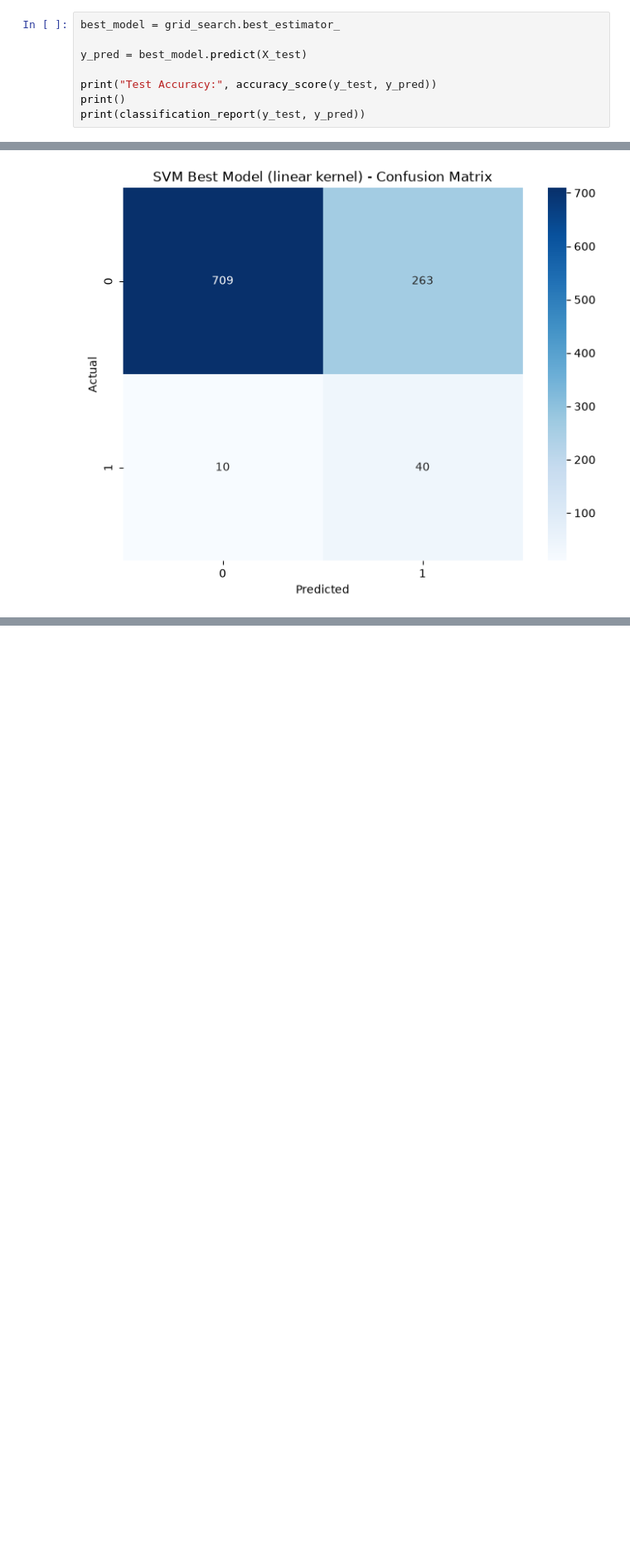
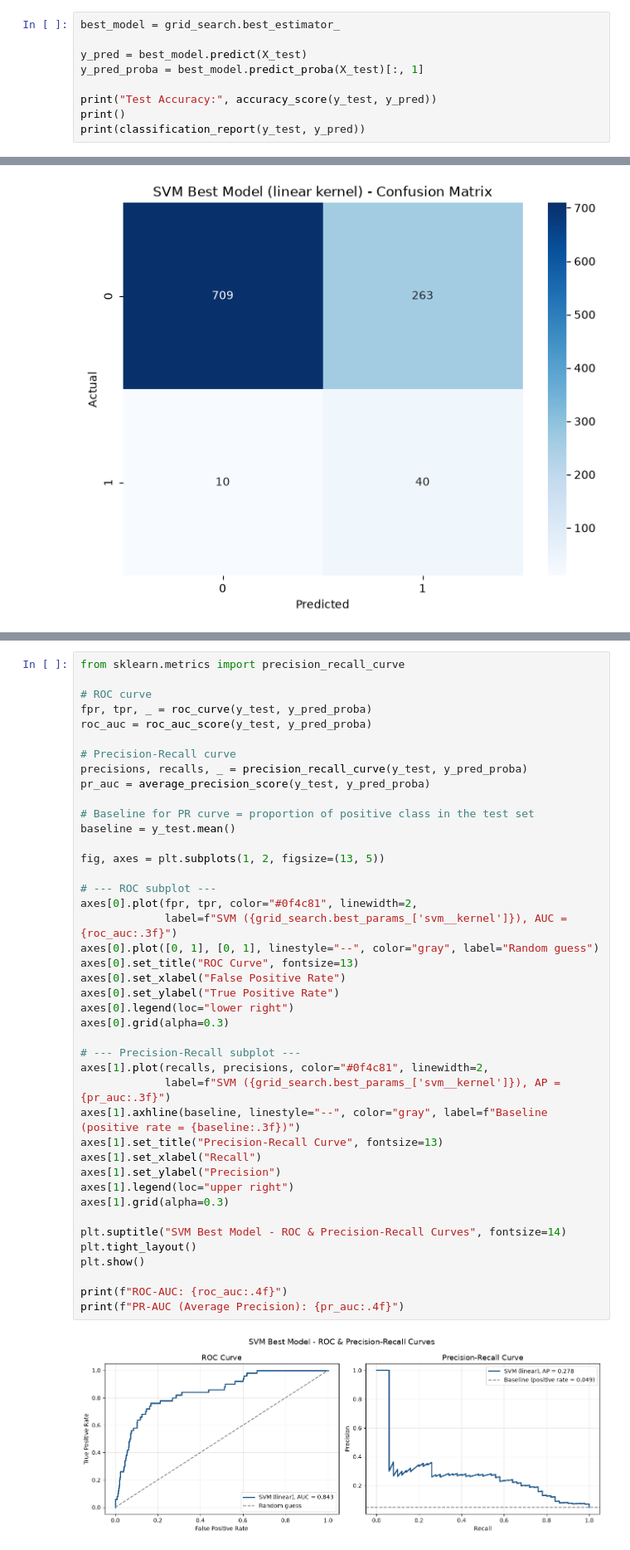
Before and after one commit to bn1ce/stroke_prediction, a Jupyter notebook: SVM.ipynb, the cells around one changed output, grey strips where cells are left out. Shown at 83% size. Drawn from its saved outputs; the diff is of its cells as text; blank space fills up the shorter version.

```diff
--- a/SVM.ipynb
+++ b/SVM.ipynb
@@ -493,6 +516,7 @@ Best CV F1 score: 0.2262905040282175
 best_model = grid_search.best_estimator_
 
 y_pred = best_model.predict(X_test)
+y_pred_proba = best_model.predict_proba(X_test)[:, 1]
 
 print("Test Accuracy:", accuracy_score(y_test, y_pred))
 print()
@@ -521,0 +569,44 @@ plt.show()
+# %%
+from sklearn.metrics import precision_recall_curve
+
+# ROC curve
+fpr, tpr, _ = roc_curve(y_test, y_pred_proba)
+roc_auc = roc_auc_score(y_test, y_pred_proba)
+
+# Precision-Recall curve
+precisions, recalls, _ = precision_recall_curve(y_test, y_pred_proba)
+pr_auc = average_precision_score(y_test, y_pred_proba)
+
+# Baseline for PR curve = proportion of positive class in the test set
+baseline = y_test.mean()
+
+fig, axes = plt.subplots(1, 2, figsize=(13, 5))
+
+# --- ROC subplot ---
+axes[0].plot(fpr, tpr, color="#0f4c81", linewidth=2,
+             label=f"SVM ({grid_search.best_params_['svm__kernel']}), AUC = {roc_auc:.3f}")
+axes[0].plot([0, 1], [0, 1], linestyle="--", color="gray", label="Random guess")
+axes[0].set_title("ROC Curve", fontsize=13)
+axes[0].set_xlabel("False Positive Rate")
+axes[0].set_ylabel("True Positive Rate")
+axes[0].legend(loc="lower right")
+axes[0].grid(alpha=0.3)
+
+# --- Precision-Recall subplot ---
+axes[1].plot(recalls, precisions, color="#0f4c81", linewidth=2,
+             label=f"SVM ({grid_search.best_params_['svm__kernel']}), AP = {pr_auc:.3f}")
+axes[1].axhline(baseline, linestyle="--", color="gray", label=f"Baseline (positive rate = {baseline:.3f})")
+axes[1].set_title("Precision-Recall Curve", fontsize=13)
+axes[1].set_xlabel("Recall")
+axes[1].set_ylabel("Precision")
+axes[1].legend(loc="upper right")
+axes[1].grid(alpha=0.3)
+
+plt.suptitle("SVM Best Model - ROC & Precision-Recall Curves", fontsize=14)
+plt.tight_layout()
+plt.show()
+
+print(f"ROC-AUC: {roc_auc:.4f}")
+print(f"PR-AUC (Average Precision): {pr_auc:.4f}")
+# %% [output]
+[figure, added]
```
Also changed, not shown: parts of 13 cells of this notebook, 1 other file.
